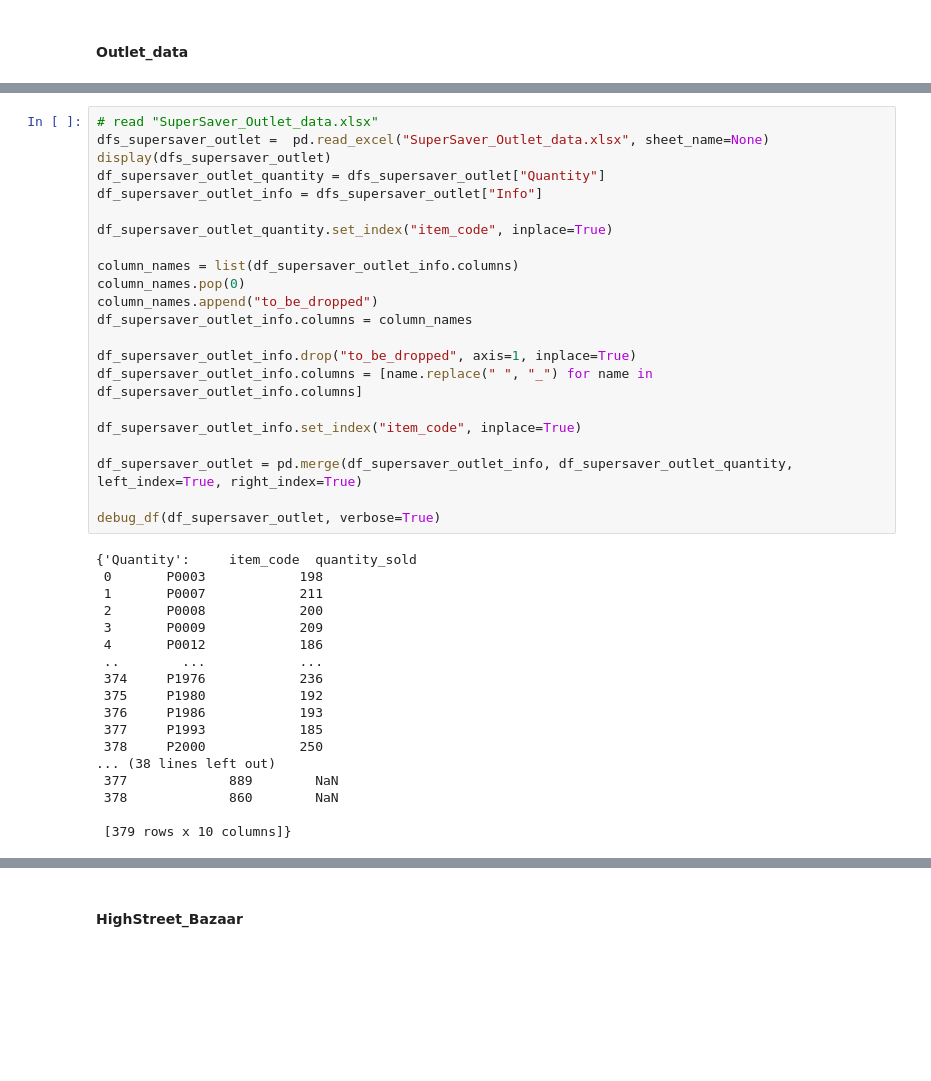
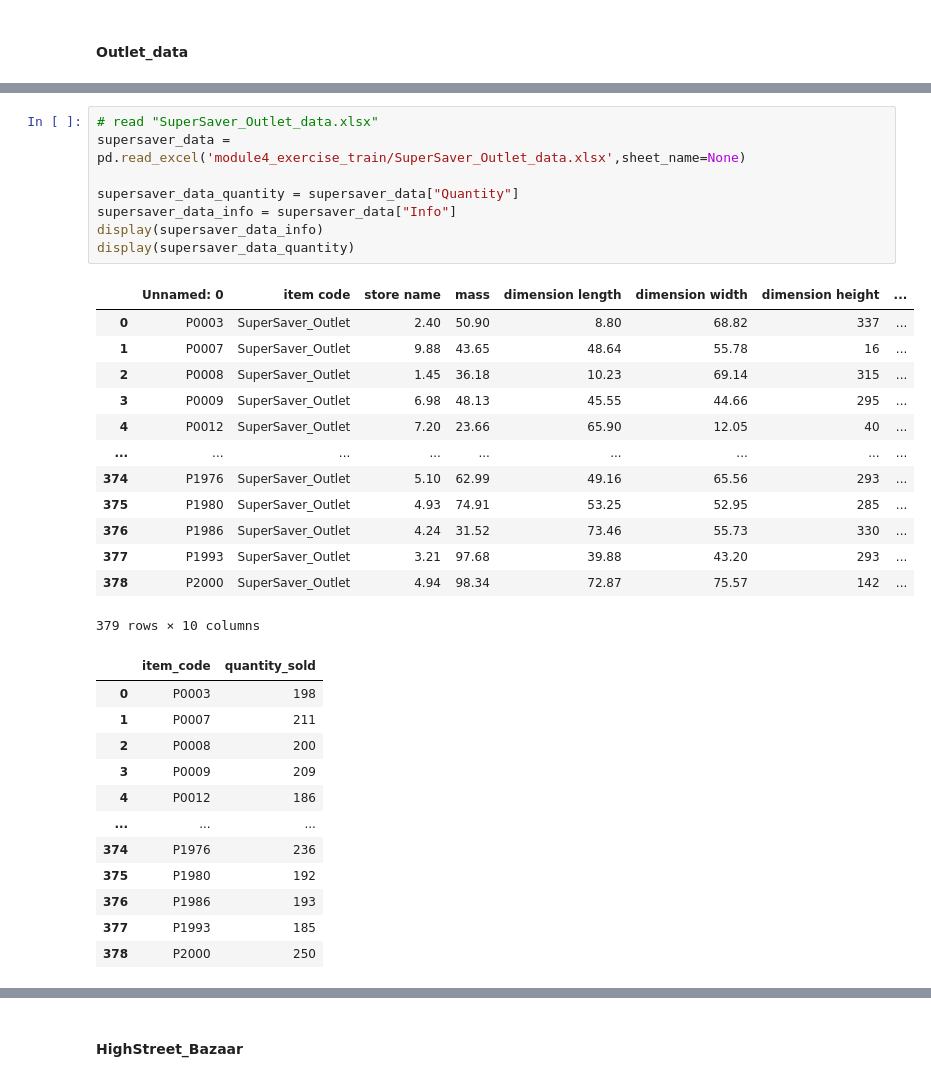
Before and after one commit to racousin/data_science_practice_2025, a Jupyter notebook: ErwanR123/module4/module4_exercise1.ipynb, the cells around one changed output, grey strips where cells are left out. Saved outputs shown, nothing was run; the diff lists cells and outputs as text; blank space fills up the shorter version.

```diff
--- a/ErwanR123/module4/module4_exercise1.ipynb
+++ b/ErwanR123/module4/module4_exercise1.ipynb
@@ -129,40 +193,34 @@ display(dfs_supersaver_outlet)
 # %%
 # read "SuperSaver_Outlet_data.xlsx"
-dfs_supersaver_outlet =  pd.read_excel("SuperSaver_Outlet_data.xlsx", sheet_name=None)
-display(dfs_supersaver_outlet)
-df_supersaver_outlet_quantity = dfs_supersaver_outlet["Quantity"]
-df_supersaver_outlet_info = dfs_supersaver_outlet["Info"]
+supersaver_data = pd.read_excel('module4_exercise_train/SuperSaver_Outlet_data.xlsx',sheet_name=None)
 
-df_supersaver_outlet_quantity.set_index("item_code", inplace=True)
-
-column_names = list(df_supersaver_outlet_info.columns)
-column_names.pop(0)
-column_names.append("to_be_dropped")
-df_supersaver_outlet_info.columns = column_names
-
-df_supersaver_outlet_info.drop("to_be_dropped", axis=1, inplace=True)
-df_supersaver_outlet_info.columns = [name.replace(" ", "_") for name in df_supersaver_outlet_info.columns]
-
-df_supersaver_outlet_info.set_index("item_code", inplace=True)
-
-df_supersaver_outlet = pd.merge(df_supersaver_outlet_info, df_supersaver_outlet_quantity, left_index=True, right_index=True)
-
-debug_df(df_supersaver_outlet, verbose=True)
+supersaver_data_quantity = supersaver_data["Quantity"]
+supersaver_data_info = supersaver_data["Info"]
+display(supersaver_data_info)
+display(supersaver_data_quantity)
 # %% [output]
+|  | Unnamed: 0 | item code | store name | mass | dimension length | dimension width | dimension height | ... |
+| 0 | P0003 | SuperSaver_Outlet | 2.40 | 50.90 | 8.80 | 68.82 | 337 | ... |
+| 1 | P0007 | SuperSaver_Outlet | 9.88 | 43.65 | 48.64 | 55.78 | 16 | ... |
+| 2 | P0008 | SuperSaver_Outlet | 1.45 | 36.18 | 10.23 | 69.14 | 315 | ... |
+| 3 | P0009 | SuperSaver_Outlet | 6.98 | 48.13 | 45.55 | 44.66 | 295 | ... |
+| 4 | P0012 | SuperSaver_Outlet | 7.20 | 23.66 | 65.90 | 12.05 | 40 | ... |
+| ... | ... | ... | ... | ... | ... | ... | ... | ... |
+| 374 | P1976 | SuperSaver_Outlet | 5.10 | 62.99 | 49.16 | 65.56 | 293 | ... |
+| 375 | P1980 | SuperSaver_Outlet | 4.93 | 74.91 | 53.25 | 52.95 | 285 | ... |
+| 376 | P1986 | SuperSaver_Outlet | 4.24 | 31.52 | 73.46 | 55.73 | 330 | ... |
+| 377 | P1993 | SuperSaver_Outlet | 3.21 | 97.68 | 39.88 | 43.20 | 293 | ... |
+| 378 | P2000 | SuperSaver_Outlet | 4.94 | 98.34 | 72.87 | 75.57 | 142 | ... |
-{'Quantity':     item_code  quantity_sold
- 0       P0003            198
- 1       P0007            211
- 2       P0008            200
- 3       P0009            209
- 4       P0012            186
- ..        ...            ...
- 374     P1976            236
- 375     P1980            192
- 376     P1986            193
- 377     P1993            185
- 378     P2000            250
-... (38 lines left out)
- 377             889        NaN
- 378             860        NaN
-
- [379 rows x 10 columns]}
+379 rows × 10 columns
+|  | item_code | quantity_sold |
+| 0 | P0003 | 198 |
+| 1 | P0007 | 211 |
+| 2 | P0008 | 200 |
+| 3 | P0009 | 209 |
+| 4 | P0012 | 186 |
+| ... | ... | ... |
+| 374 | P1976 | 236 |
+| 375 | P1980 | 192 |
+| 376 | P1986 | 193 |
+| 377 | P1993 | 185 |
+| 378 | P2000 | 250 |
```
Also changed, not shown: parts of 38 cells of this notebook.
